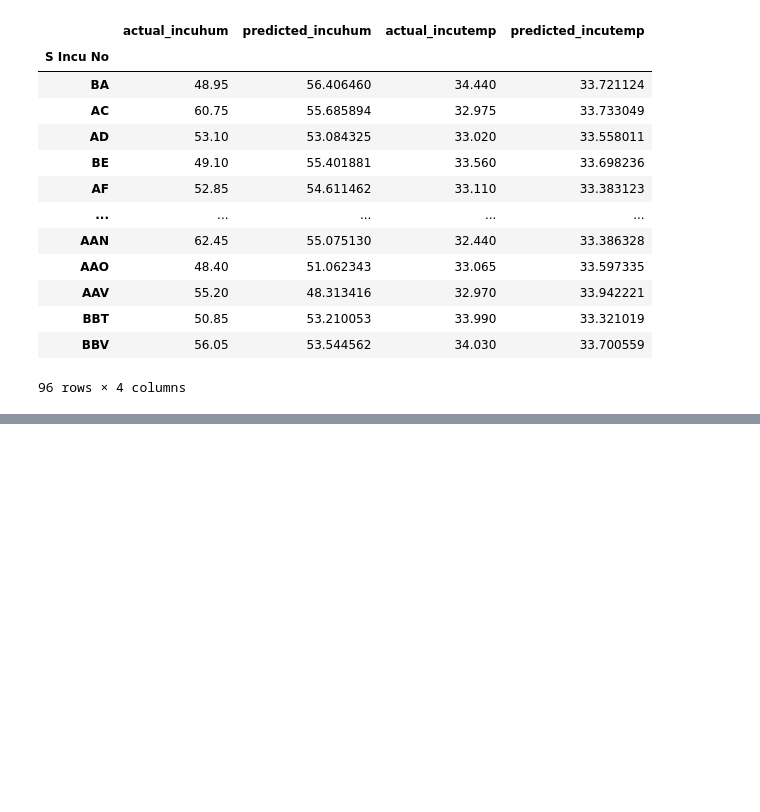
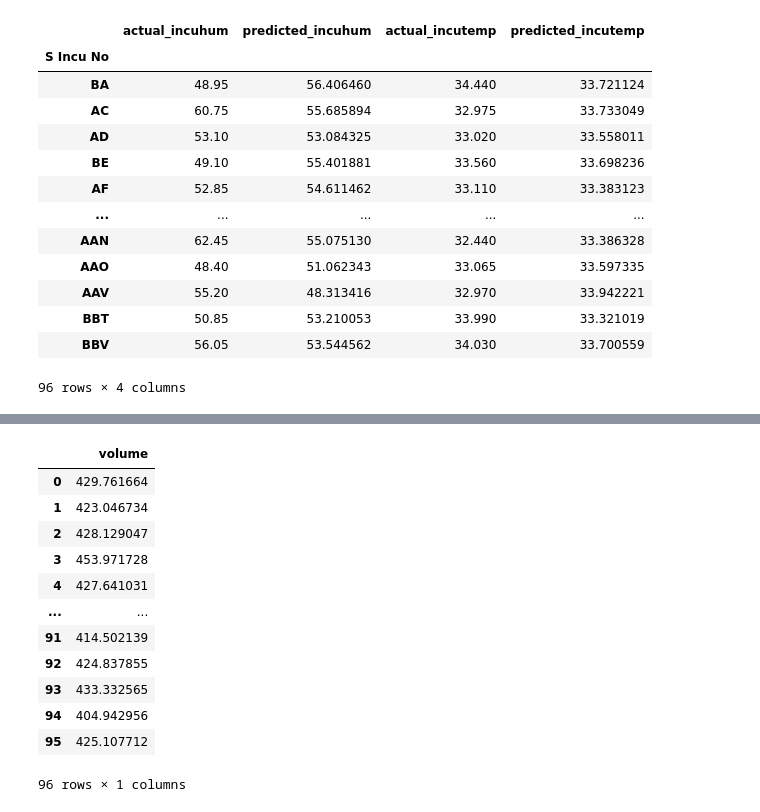
Before and after one commit to Biancaa-R/Humidity-sensors-reading-prediction-and-Incubator-parameters-determination, a Jupyter notebook: incu_parameters/predictive_linear.ipynb, the cells around one changed output, grey strips where cells are left out. Drawn from its saved outputs; the diff is of its cells as text; code cells hidden in the pictures; blank space fills up the shorter version.

```diff
--- a/incu_parameters/predictive_linear.ipynb
+++ b/incu_parameters/predictive_linear.ipynb
@@ -286,0 +342,18 @@ prediction
+# %%
+B.index=x.columns
+predictionsv=x@B
+predictionsv
+# %% [output]
+|  | volume |
+| 0 | 429.761664 |
+| 1 | 423.046734 |
+| 2 | 428.129047 |
+| 3 | 453.971728 |
+| 4 | 427.641031 |
+| ... | ... |
+| 91 | 414.502139 |
+| 92 | 424.837855 |
+| 93 | 433.332565 |
+| 94 | 404.942956 |
+| 95 | 425.107712 |
+96 rows × 1 columns
```
Also changed, not shown: parts of 7 cells of this notebook, 1 other file.
